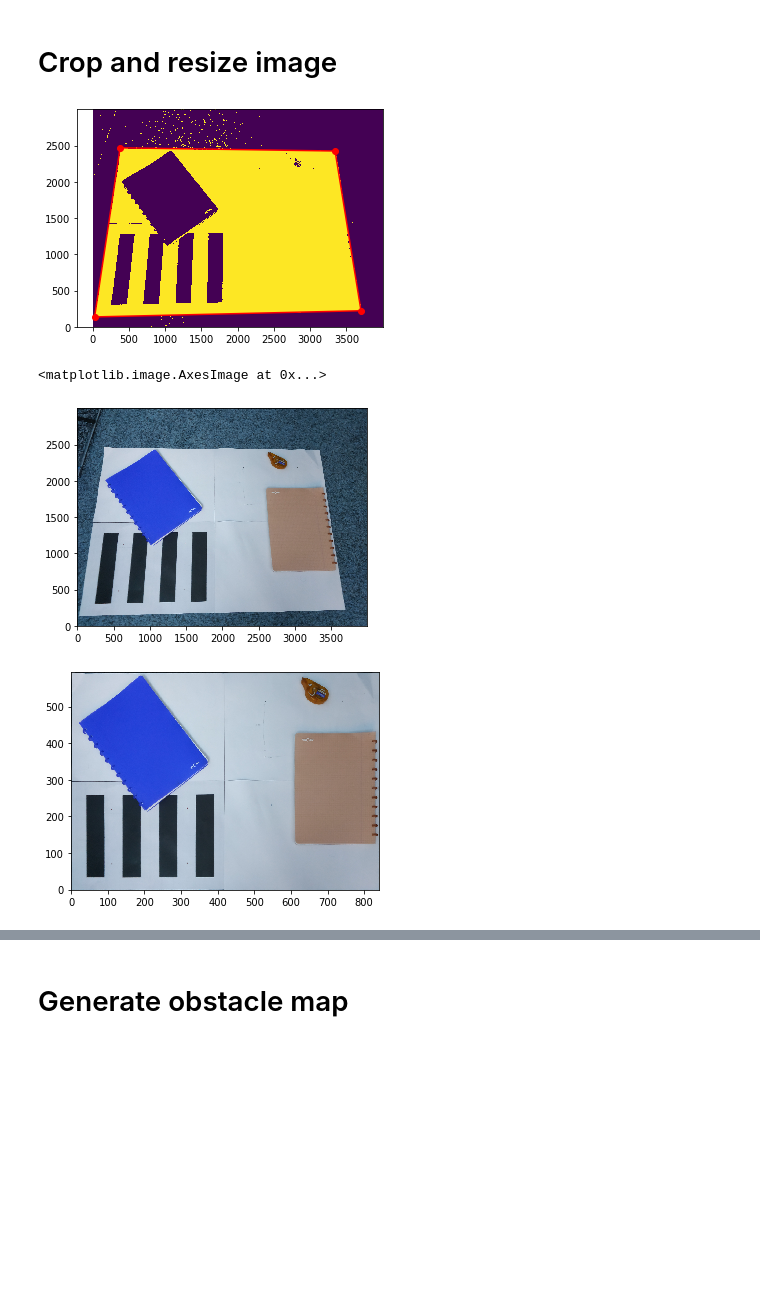
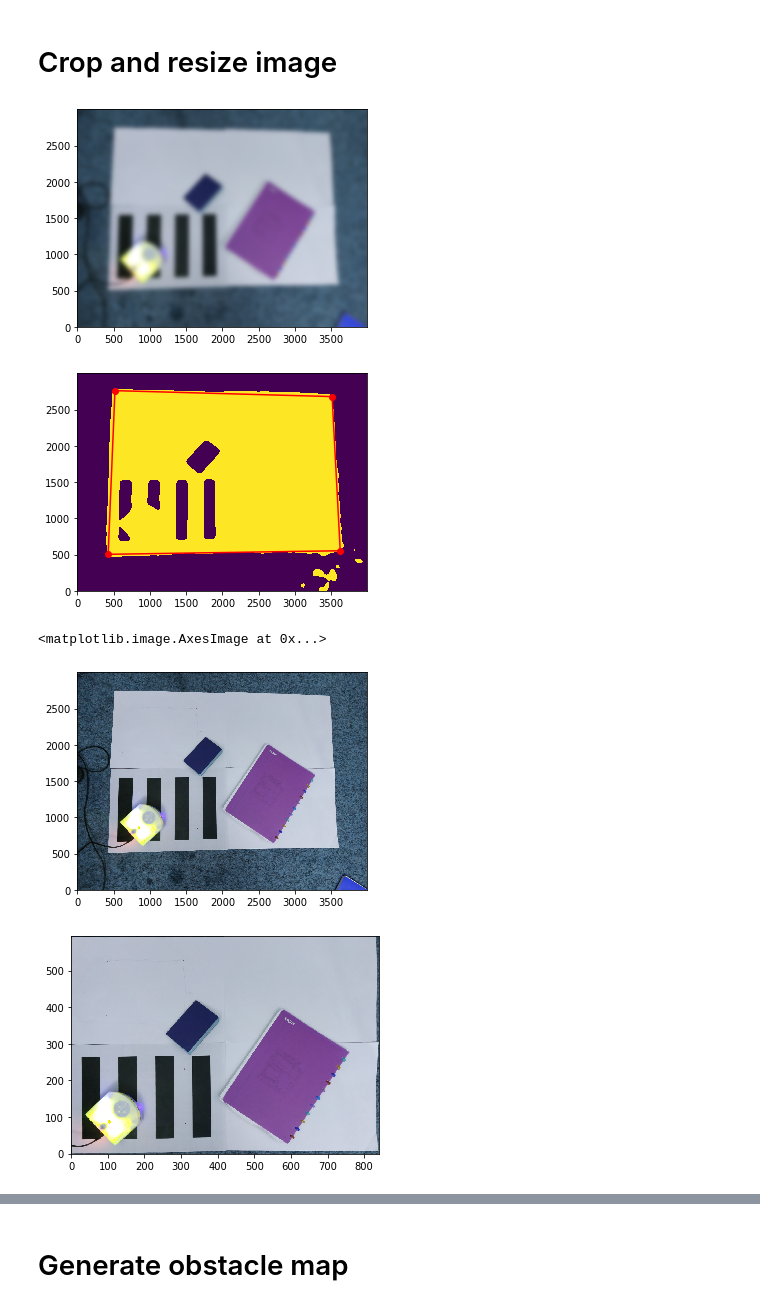
Before and after one commit to RaphLins/basics_of_MB_project, a Jupyter notebook: path_planning_A_star.ipynb, the cells around one changed output, grey strips where cells are left out. Cells and saved outputs as stored; diff of their text form; code cells hidden in the pictures; blank space fills up the shorter version.

```diff
--- a/path_planning_A_star.ipynb
+++ b/path_planning_A_star.ipynb
@@ -3,43 +3,53 @@
 # %%
 import cv2
 import math
+from math import cos, sin, degrees, radians
 import numpy as np
 import matplotlib.pyplot as plt
+import MTM
+from MTM import matchTemplates, drawBoxesOnRGB
+from scipy import ndimage, misc
 
-img = cv2.imread('images/terrain.jpg', cv2.IMREAD_COLOR)[::-1,:,:]
-(b, g, r) = cv2.split(img)
-_,threshold = cv2.threshold(b, 80, 255,
+img = cv2.imread('images/terrain3.jpg')[::-1,:,:]
+kernel_size = 201
+blurred_img = cv2.GaussianBlur(img,(kernel_size,kernel_size),0)
+
+(b, g, r) = cv2.split(blurred_img)
+_,threshold = cv2.threshold(b, 70, 255,
                             cv2.THRESH_BINARY)
 
+plt.imshow(blurred_img, origin='lower')
+plt.figure()
 plt.imshow(threshold, origin='lower')
 
 # Detecting shapes in image by selecting region
 # with same colors or intensity.
 contours,_=cv2.findContours(threshold, cv2.RETR_TREE,cv2.CHAIN_APPROX_SIMPLE)
 
 board = None
 
 # Searching through every region selected to
 # find the required polygon.
 for cnt in contours :
     area = cv2.contourArea(cnt)
 
     # Shortlisting the regions based on there area.
-    if area > 400000:
+    if area > 500000:
         approx = cv2.approxPolyDP(cnt,
                                   0.015
                                   * cv2.arcLength(cnt, True), True)
         if len(approx) == 4:
             board = approx
 
 n= len(board)
 for i in range(n):
     vertice1 = board[i][0]
     vertice2 = board[(i+1)%n][0]
     plt.scatter(vertice1[0], vertice1[1], c='r')
     plt.plot((vertice1[0], vertice2[0]), (vertice1[1], vertice2[1]), 'r')
 # %% [output]
-[figure, old version]
+[figure, new version]
+[figure, added]
 # %%
 pts0 = np.float32(board)
 
@@ -57,5 +67,5 @@ plt.figure()
 plt.imshow(rescaled_img, origin='lower')
 # %% [output]
 <matplotlib.image.AxesImage at 0x...>
-[figure, old version]
+[figure, new version]
-[figure, old version]
+[figure, new version]
```
Also changed, not shown: parts of 11 cells of this notebook, 7 other files.
